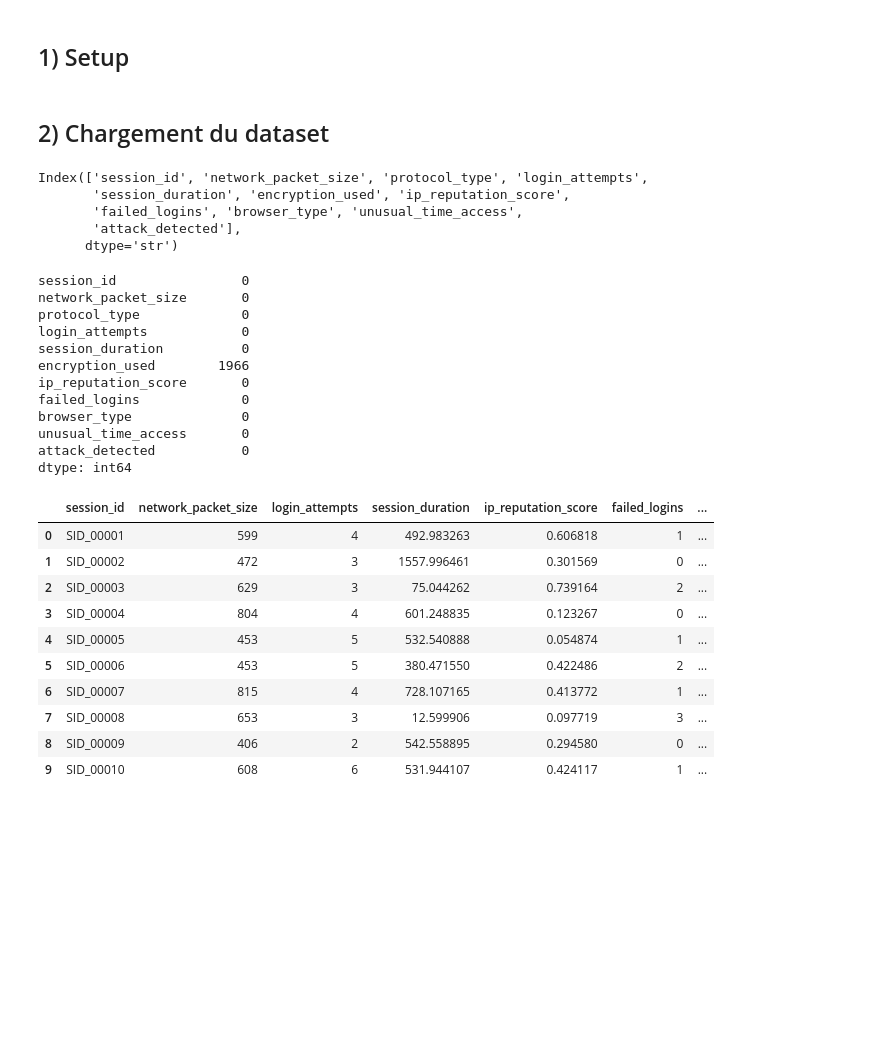
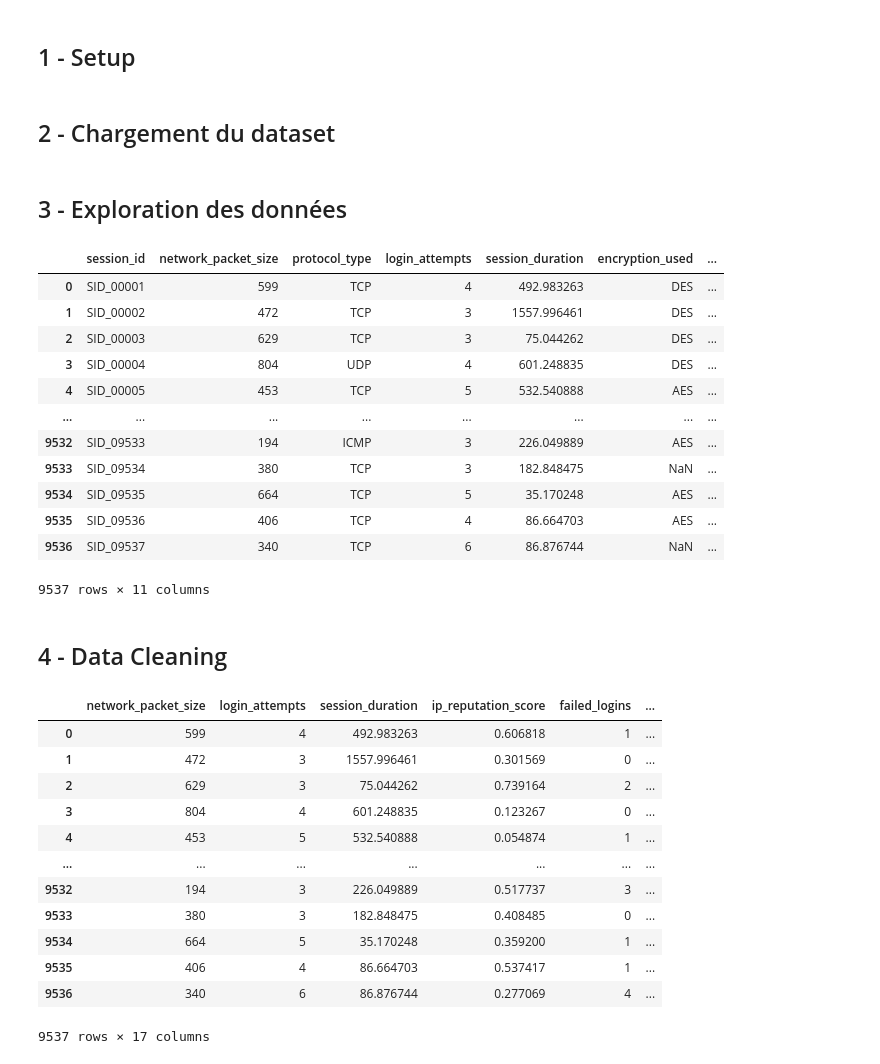
Before and after one commit to Gravityfall2/data-mining-python-esgi, a Jupyter notebook: TP4_PILLOY--GOMES_ALLEN_2A4.ipynb, the cells around one changed output. Saved outputs shown, nothing was run; the diff lists cells and outputs as text; code cells hidden in the pictures; blank space fills up the shorter version.

```diff
--- a/TP4_PILLOY--GOMES_ALLEN_2A4.ipynb
+++ b/TP4_PILLOY--GOMES_ALLEN_2A4.ipynb
@@ -1,5 +5,5 @@
 # %% [markdown]
-## 1) Setup
+## 1 - Setup
 # %%
 import os
 import glob
@@ -11,55 +17,54 @@ from sklearn.cluster import KMeans
 from sklearn.preprocessing import StandardScaler
 from sklearn.metrics import silhouette_score
 # %% [markdown]
-## 2) Chargement du dataset
+## 2 - Chargement du dataset
 # %%
 df = pd.read_csv("cybersecurity_intrusion_data.csv")
+# %% [markdown]
+## 3 - Exploration des données
 # %%
-df.columns
+df
 # %% [output]
+|  | session_id | network_packet_size | protocol_type | login_attempts | session_duration | encryption_used | ... |
+| 0 | SID_00001 | 599 | TCP | 4 | 492.983263 | DES | ... |
+| 1 | SID_00002 | 472 | TCP | 3 | 1557.996461 | DES | ... |
+| 2 | SID_00003 | 629 | TCP | 3 | 75.044262 | DES | ... |
+| 3 | SID_00004 | 804 | UDP | 4 | 601.248835 | DES | ... |
+| 4 | SID_00005 | 453 | TCP | 5 | 532.540888 | AES | ... |
+| ... | ... | ... | ... | ... | ... | ... | ... |
+| 9532 | SID_09533 | 194 | ICMP | 3 | 226.049889 | AES | ... |
+| 9533 | SID_09534 | 380 | TCP | 3 | 182.848475 | NaN | ... |
+| 9534 | SID_09535 | 664 | TCP | 5 | 35.170248 | AES | ... |
+| 9535 | SID_09536 | 406 | TCP | 4 | 86.664703 | AES | ... |
+| 9536 | SID_09537 | 340 | TCP | 6 | 86.876744 | NaN | ... |
-Index(['session_id', 'network_packet_size', 'protocol_type', 'login_attempts',
-       'session_duration', 'encryption_used', 'ip_reputation_score',
-       'failed_logins', 'browser_type', 'unusual_time_access',
-       'attack_detected'],
-      dtype='str')
+9537 rows × 11 columns
-# %%
-df.isna().sum() # fait la somme des valeurs nuls dans les colonnes
-# %% [output]
-session_id                0
-network_packet_size       0
-protocol_type             0
-login_attempts            0
-session_duration          0
-encryption_used        1966
-ip_reputation_score       0
-failed_logins             0
-browser_type              0
-unusual_time_access       0
-attack_detected           0
-dtype: int64
+# %% [markdown]
+## 4 - Data Cleaning
 # %%
 def df_clean():
     df_c = df.copy()
 
-    # Toujours opérer sur df_c, pas df
-    # get_dummies supprime déjà la colonne originale, pas besoin de drop()
+    df_c.drop(columns=['session_id'], inplace=True)
     df_c = pd.get_dummies(df_c, columns=['encryption_used'], prefix='is')
     df_c = pd.get_dummies(df_c, columns=['browser_type'], prefix='used')
     df_c = pd.get_dummies(df_c, columns=['protocol_type'], prefix='used')
 
     return df_c
 
+df_cleaned = pd.DataFrame()
 df_cleaned = df_clean()
-df_cleaned.head(10)
+df_cleaned
 # %% [output]
-|  | session_id | network_packet_size | login_attempts | session_duration | ip_reputation_score | failed_logins | ... |
-| 0 | SID_00001 | 599 | 4 | 492.983263 | 0.606818 | 1 | ... |
-| 1 | SID_00002 | 472 | 3 | 1557.996461 | 0.301569 | 0 | ... |
-| 2 | SID_00003 | 629 | 3 | 75.044262 | 0.739164 | 2 | ... |
-| 3 | SID_00004 | 804 | 4 | 601.248835 | 0.123267 | 0 | ... |
-| 4 | SID_00005 | 453 | 5 | 532.540888 | 0.054874 | 1 | ... |
-| 5 | SID_00006 | 453 | 5 | 380.471550 | 0.422486 | 2 | ... |
-| 6 | SID_00007 | 815 | 4 | 728.107165 | 0.413772 | 1 | ... |
-| 7 | SID_00008 | 653 | 3 | 12.599906 | 0.097719 | 3 | ... |
-| 8 | SID_00009 | 406 | 2 | 542.558895 | 0.294580 | 0 | ... |
-| 9 | SID_00010 | 608 | 6 | 531.944107 | 0.424117 | 1 | ... |
+|  | network_packet_size | login_attempts | session_duration | ip_reputation_score | failed_logins | ... |
+| 0 | 599 | 4 | 492.983263 | 0.606818 | 1 | ... |
+| 1 | 472 | 3 | 1557.996461 | 0.301569 | 0 | ... |
+| 2 | 629 | 3 | 75.044262 | 0.739164 | 2 | ... |
+| 3 | 804 | 4 | 601.248835 | 0.123267 | 0 | ... |
+| 4 | 453 | 5 | 532.540888 | 0.054874 | 1 | ... |
+| ... | ... | ... | ... | ... | ... | ... |
+| 9532 | 194 | 3 | 226.049889 | 0.517737 | 3 | ... |
+| 9533 | 380 | 3 | 182.848475 | 0.408485 | 0 | ... |
+| 9534 | 664 | 5 | 35.170248 | 0.359200 | 1 | ... |
+| 9535 | 406 | 4 | 86.664703 | 0.537417 | 1 | ... |
+| 9536 | 340 | 6 | 86.876744 | 0.277069 | 4 | ... |
+9537 rows × 17 columns
```
Also changed, not shown: parts of 16 cells of this notebook, 1 other file.
